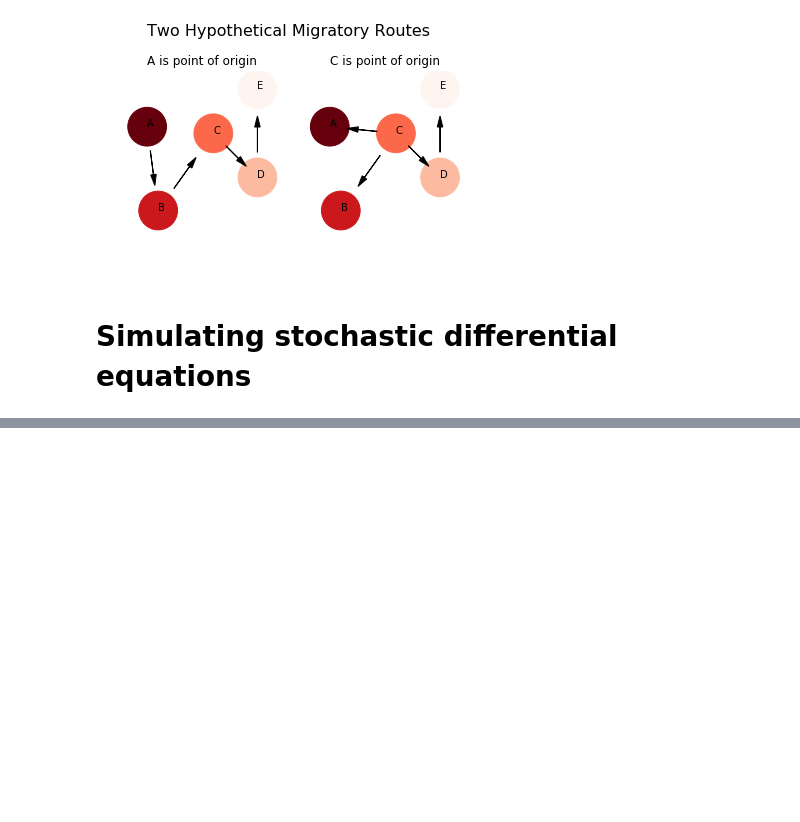
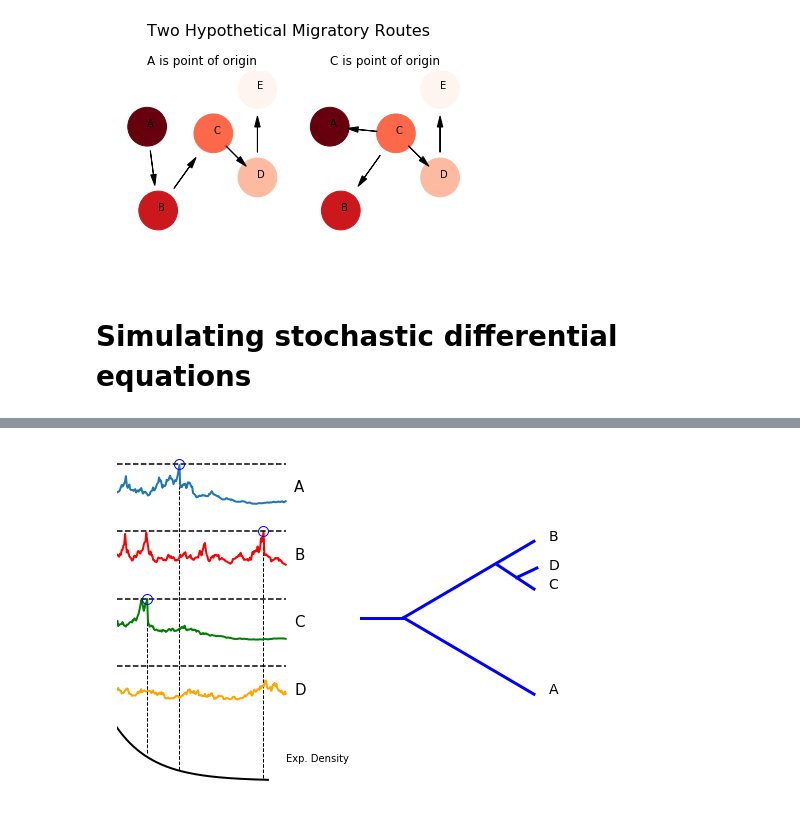
Before and after one commit to mbaker21231/InstEvo, a Jupyter notebook: Writeup/AgeArea/ArticleGraph2.ipynb, the cells around one changed output, grey strips where cells are left out. Cells and saved outputs as stored; diff of their text form; code cells hidden in the pictures; blank space fills up the shorter version.

Commit message:
Worked up the next diagram

```diff
--- a/Writeup/AgeArea/ArticleGraph2.ipynb
+++ b/Writeup/AgeArea/ArticleGraph2.ipynb
@@ -216,0 +223,81 @@ breached
+# %%
+fig = plt.figure(figsize=(8,6))
+
+gs = gridspec.GridSpec(5, 2)
+
+ax1 = plt.subplot(gs[0,0])
+ax1.plot(t, x, lw=2)
+ax1.plot([0,1],[thresh,thresh], linestyle='dashed', color='black')
+ax1.axis('off')
+an1 = ax1.annotate('A', xy=(1.05,1), size=15)
+ax1.set_xlim([0, 1.2])
+ax1.set_ylim([0,thresh + .5])
+
+ax2 = plt.subplot(gs[1,0])
+ax2.plot(t, y, lw=2, color='red')
+ax2.plot([0,1],[thresh,thresh], linestyle='dashed', color='black')
+ax2.axis('off')
+an2 = ax2.annotate('B', xy=(1.05,1), size=15)
+ax2.set_xlim([0, 1.2])
+ax2.set_ylim([0, thresh + .5])
+
+ax3 = plt.subplot(gs[2,0])
+ax3.plot(t, z, lw=2, color='green')
+ax3.plot([0,1],[thresh,thresh], linestyle='dashed', color='black')
+ax3.axis('off')
+an3 = ax3.annotate('C', xy=(1.05,1), size=15)
+ax3.set_xlim([0, 1.2])
+ax3.set_ylim([0, thresh + .5])
+
+ax4 = plt.subplot(gs[3,0])
+ax4.plot(t, w, lw=2, color='orange')
+ax4.plot([0,1],[thresh,thresh], linestyle='dashed', color='black')
+ax4.axis('off')
+an4 = ax4.annotate('D', xy=(1.05,1), size=15)
+ax4.set_xlim([0, 1.2])
+ax4.set_ylim([0, thresh + .5])
+
+# Circles for the hit points:
+
+ax1.plot(xtime*dt, thresh, marker='o', markersize=10, markeredgecolor='blue', markerfacecolor='none')
+ax2.plot(ytime*dt, thresh, marker='o', markersize=10, markeredgecolor='blue', markerfacecolor='none')
+ax3.plot(ztime*dt, thresh, marker='o', markersize=10, markeredgecolor='blue', markerfacecolor='none')
+
+# Exp. Density
+
+ax5 = plt.subplot(gs[4,0])
+ax5.plot(xpts, ppts, lw=2, color='black')
+ax5.axis('off')
+an5 = ax5.annotate('Exp. Density', xy=(1.1,1))
+ax5.set_xlim([.10, 1.3])
+ax5.set_ylim([0, thresh + .5])
+
+ax1.axvline(x=xtime*dt, ymin=-4.6, ymax=.8, c='black', lw=1, linestyle='dashed',
+        zorder=0, clip_on=False)
+
+ax2.axvline(x=ytime*dt, ymin=-3.55, ymax=.8, c='black', lw=1, linestyle='dashed',
+        zorder=0, clip_on=False)
+
+ax3.axvline(x=ztime*dt, ymin=-1.9, ymax=.8, c='black', lw=1, linestyle='dashed',
+        zorder=0, clip_on=False)
+
+ax6 = plt.subplot(gs[1:-1, 1])
+ax6.set_ylim((0, 10))
+ax6.set_xlim((0, 7))
+ax6.axis('off')
+
+
+lines = [[[0,1.45], [5,5]],
+         [[1.5,6], [5,9]],
+         [[1.5,6], [5,1]],
+         [[4.75,6], [7.75,6.5]],
+         [[5.4,6.1], [7.1,7.6]]]
+
+for line in lines:
+    ax6.plot(line[0], line[1], linewidth=3, color='blue', zorder=0)
+
+ax6.annotate('A', xy=(6.5,1), size=14)
+ax6.annotate('B', xy=(6.5,9), size=14)
+ax6.annotate('C', xy=(6.5,6.5), size=14)
+ax6.annotate('D', xy=(6.5,7.5), size=14)
+# %% [output]
@@ -216,0 +305 @@ breached
+[figure, added]
```
Also changed, not shown: parts of 5 cells of this notebook, 3 other files.
